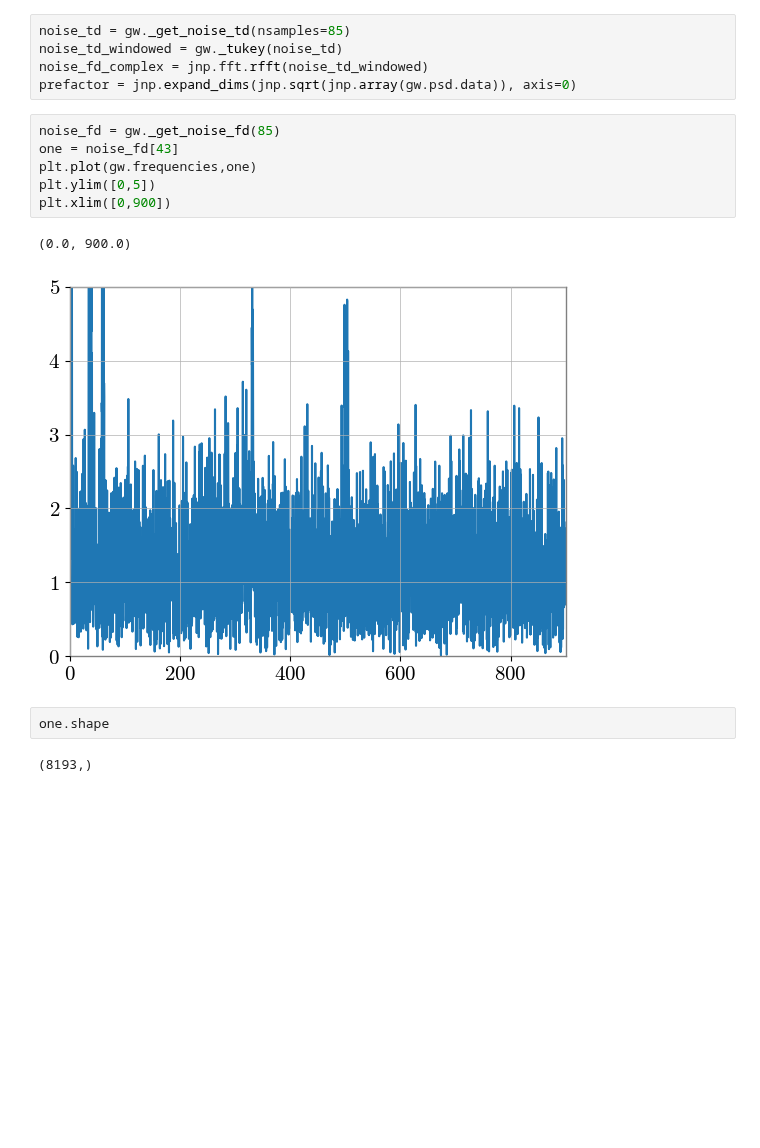
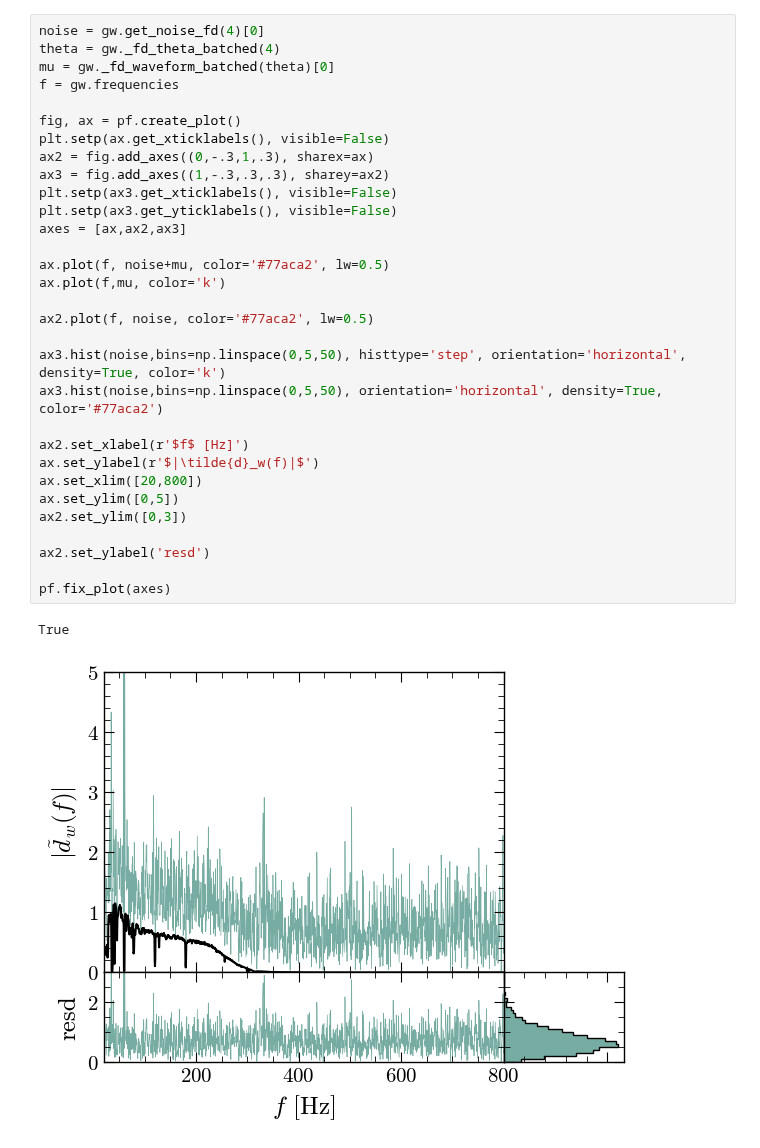
Before and after one commit to james-alvey-42/gw-mist, a Jupyter notebook: notebooks/week9/newgen.ipynb, the cells around one changed output. Saved outputs shown, nothing was run; the diff lists cells and outputs as text; blank space fills up the shorter version.

```diff
--- a/notebooks/week9/newgen.ipynb
+++ b/notebooks/week9/newgen.ipynb
@@ -100,18 +225,34 @@ Calculating PSD for FFT window length 4s.
-# %%
-noise_td = gw._get_noise_td(nsamples=85)
-noise_td_windowed = gw._tukey(noise_td)
-noise_fd_complex = jnp.fft.rfft(noise_td_windowed)
-prefactor = jnp.expand_dims(jnp.sqrt(jnp.array(gw.psd.data)), axis=0)
-# %%
-noise_fd = gw._get_noise_fd(85)
-one = noise_fd[43]
-plt.plot(gw.frequencies,one)
-plt.ylim([0,5])
-plt.xlim([0,900])
-# %% [output]
-(0.0, 900.0)
-[figure, removed]
-# %%
-one.shape
-# %% [output]
-(8193,)
+# %%
+noise = gw.get_noise_fd(4)[0]
+theta = gw._fd_theta_batched(4)
+mu = gw._fd_waveform_batched(theta)[0]
+f = gw.frequencies
+
+fig, ax = pf.create_plot()
+plt.setp(ax.get_xticklabels(), visible=False)
+ax2 = fig.add_axes((0,-.3,1,.3), sharex=ax)
+ax3 = fig.add_axes((1,-.3,.3,.3), sharey=ax2)
+plt.setp(ax3.get_xticklabels(), visible=False)
+plt.setp(ax3.get_yticklabels(), visible=False)
+axes = [ax,ax2,ax3]
+
+ax.plot(f, noise+mu, color='#77aca2', lw=0.5)
+ax.plot(f,mu, color='k')
+
+ax2.plot(f, noise, color='#77aca2', lw=0.5)
+
+ax3.hist(noise,bins=np.linspace(0,5,50), histtype='step', orientation='horizontal', density=True, color='k')
+ax3.hist(noise,bins=np.linspace(0,5,50), orientation='horizontal', density=True, color='#77aca2')
+
+ax2.set_xlabel(r'$f$ [Hz]')
+ax.set_ylabel(r'$|\tilde{d}_w(f)|$')
+ax.set_xlim([20,800])
+ax.set_ylim([0,5])
+ax2.set_ylim([0,3])
+
+ax2.set_ylabel('resd')
+
+pf.fix_plot(axes)
+# %% [output]
+True
+[figure, added]
```
Also changed, not shown: parts of 5 cells of this notebook.
